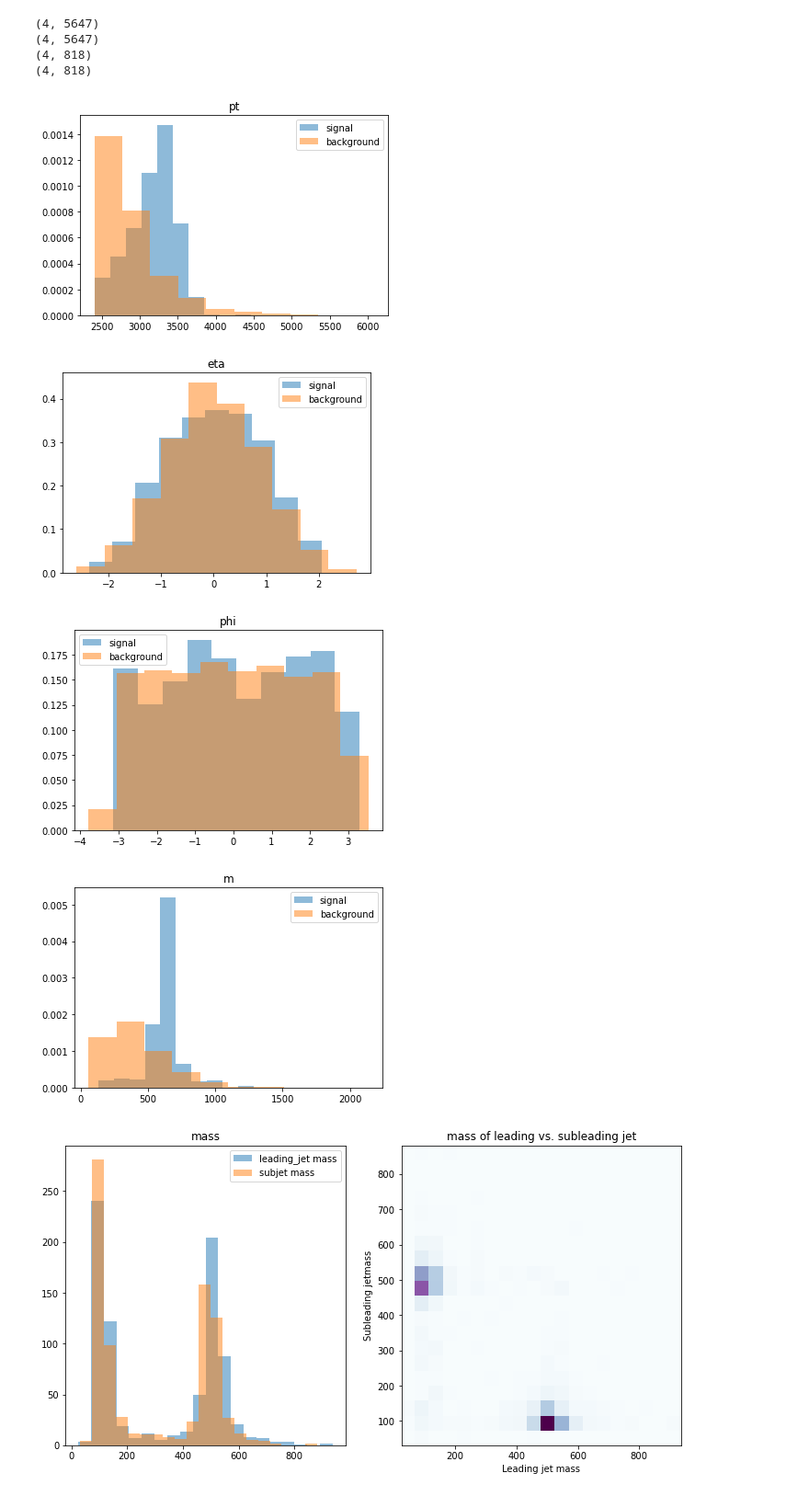
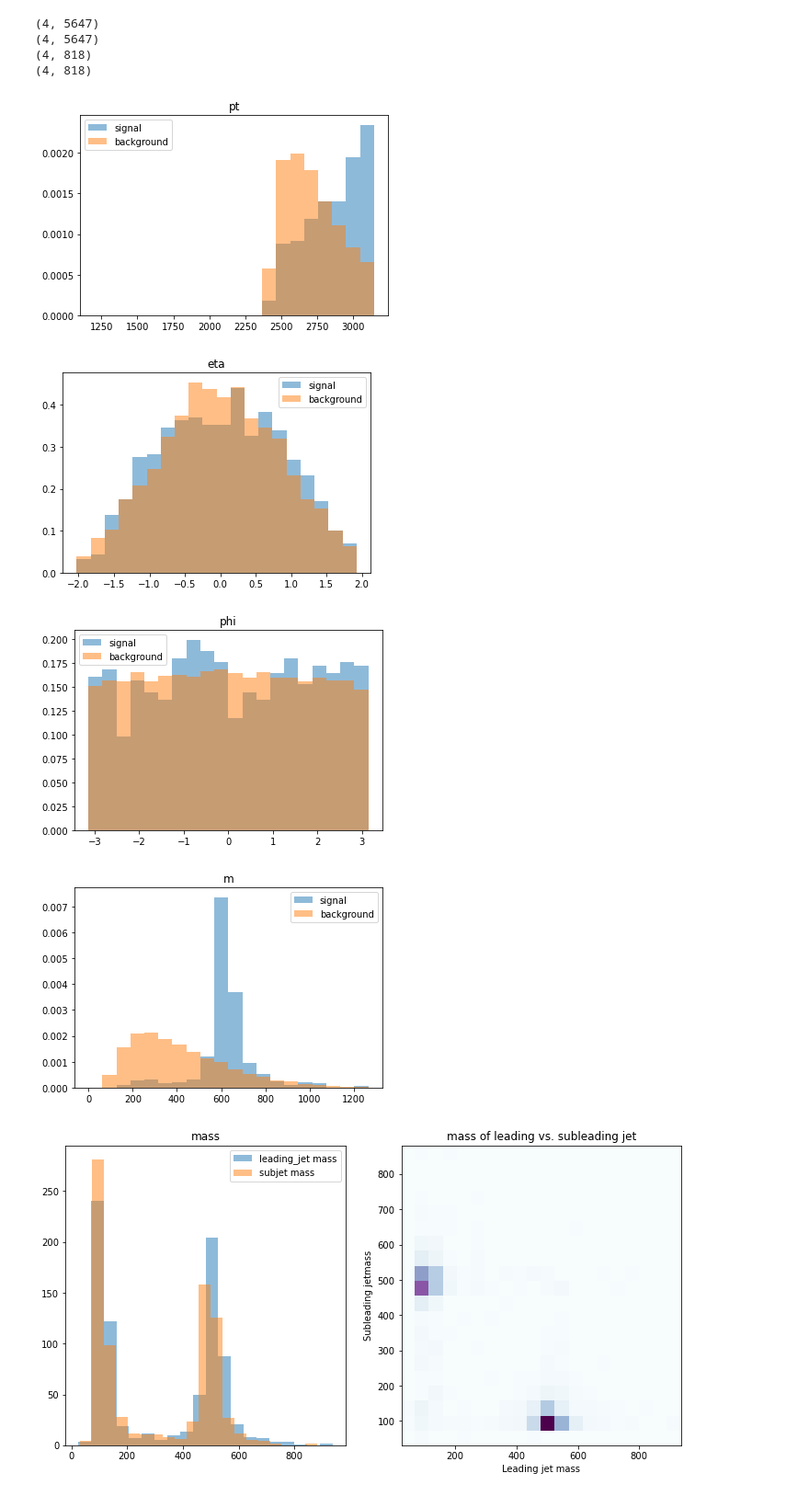
Before and after one commit to VinceLing0529/Anomaly-Detection, a Jupyter notebook: feature_study_with_clustering.ipynb, the cells around one changed output. Shown at 92% size. Saved outputs shown, nothing was run; the diff lists cells and outputs as text; code cells hidden in the pictures.

Commit message:
normalized range

```diff
--- a/feature_study_with_clustering.ipynb
+++ b/feature_study_with_clustering.ipynb
@@ -144,16 +164,17 @@ m2 = signal_sublead[3,:]
 # %%
 features = ['pt','eta','phi','m']
 for i in range(len(features)):
-    plt.hist(signal_lead[i,:]+signal_sublead[i,:], alpha = 0.5, label = "signal", density = True)
-    plt.hist(bg_lead[i,:] + bg_sublead[i,:], alpha = 0.5, label = "background", density = True)
+    r = (min(np.concatenate((signal_lead[i,:],signal_sublead[i,:],bg_lead[i,:],bg_sublead[i,:]))), max(np.concatenate((signal_lead[i,:],signal_sublead[i,:],bg_lead[i,:],bg_sublead[i,:]))))
+    plt.hist(signal_lead[i,:]+signal_sublead[i,:], alpha = 0.5, label = "signal", density = True, bins = 20, range = r)
+    plt.hist(bg_lead[i,:] + bg_sublead[i,:], alpha = 0.5, label = "background", density = True, bins = 20, range = r)
     plt.title(features[i])
     plt.legend()
     plt.show()
 # %% [output]
-[figure, old version]
+[figure, new version]
-[figure, old version]
+[figure, new version]
-[figure, old version]
+[figure, new version]
-[figure, old version]
+[figure, new version]
 # %%
 E1 = np.sqrt(m1**2 + (pt1**2) * (np.cosh(eta1)**2))
 E2 = np.sqrt(m2**2 + (pt2**2) * (np.cosh(eta2)**2))
```
Also changed, not shown: parts of 5 cells of this notebook.
